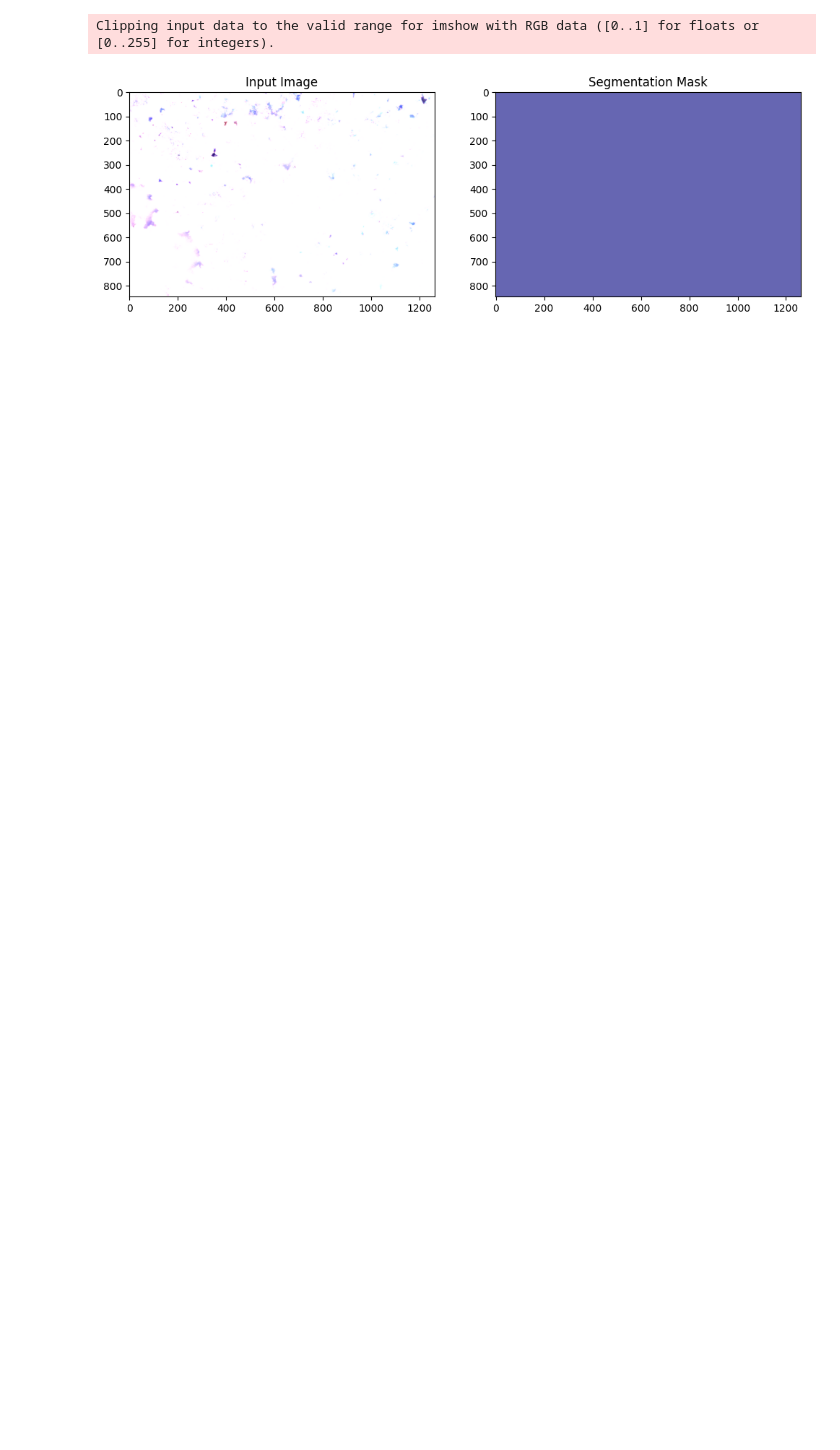
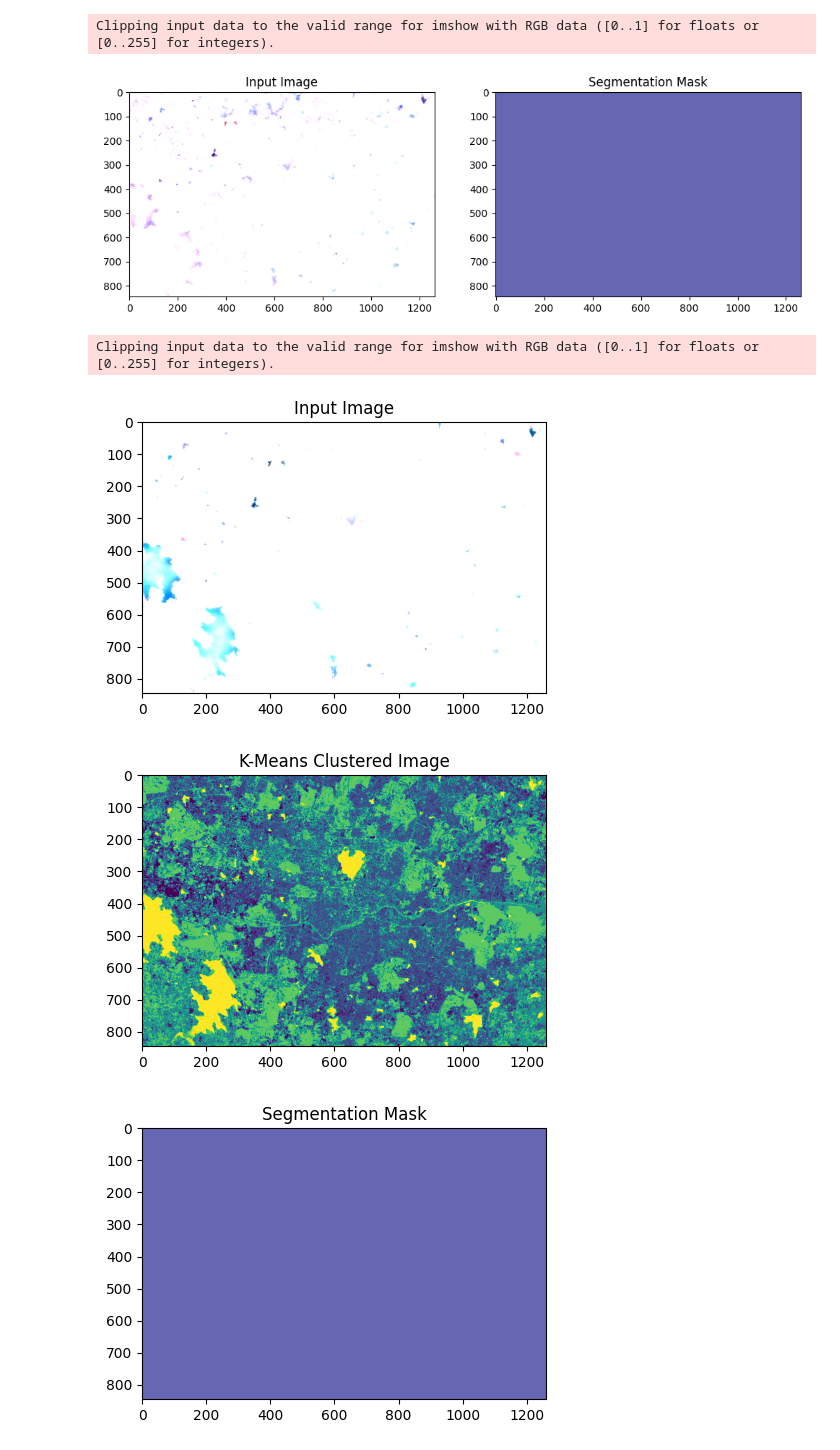
Before and after one commit to raswanth12/Geospatial_Segmentation, a Jupyter notebook: train/Satellite_image_sample_process.ipynb, the cells around one changed output. Cells and saved outputs as stored; diff of their text form; code cells hidden in the pictures; blank space fills up the shorter version.

```diff
--- a/train/Satellite_image_sample_process.ipynb
+++ b/train/Satellite_image_sample_process.ipynb
@@ -123,0 +135,33 @@ plt.show()
+# %%
+# Display the input image, k-means clustered image, segmentation mask, and the combined image
+plt.figure(figsize=(24, 8))
+
+# Input Image
+plt.subplot(1, 4, 1)
+plt.imshow(rasterio.open(tif_image_path).read([8, 4, 3]).transpose(1, 2, 0))
+plt.title("Input Image")
+
+# K-Means Clustered Image
+plt.figure(figsize=(24, 8))
+plt.subplot(1, 4, 2)
+plt.imshow(clustered_image, cmap='viridis')
+plt.title("K-Means Clustered Image")
+
+# Segmentation Mask
+plt.figure(figsize=(24, 8))
+plt.subplot(1, 4, 3)
+plt.imshow(output_predictions, cmap='jet', alpha=0.6)
+plt.title("Segmentation Mask")
+
+# Combined Image
+plt.figure(figsize=(24, 8))
+plt.subplot(1, 4, 4)
+plt.imshow(combined_image, cmap='jet', alpha=0.6)
+plt.title("Combined Image")
+
+plt.show()
+# %% [output]
+Clipping input data to the valid range for imshow with RGB data ([0..1] for floats or [0..255] for integers).
+[figure, added]
+[figure, added]
+[figure, added]
```
Also changed, not shown: parts of 2 cells of this notebook.
